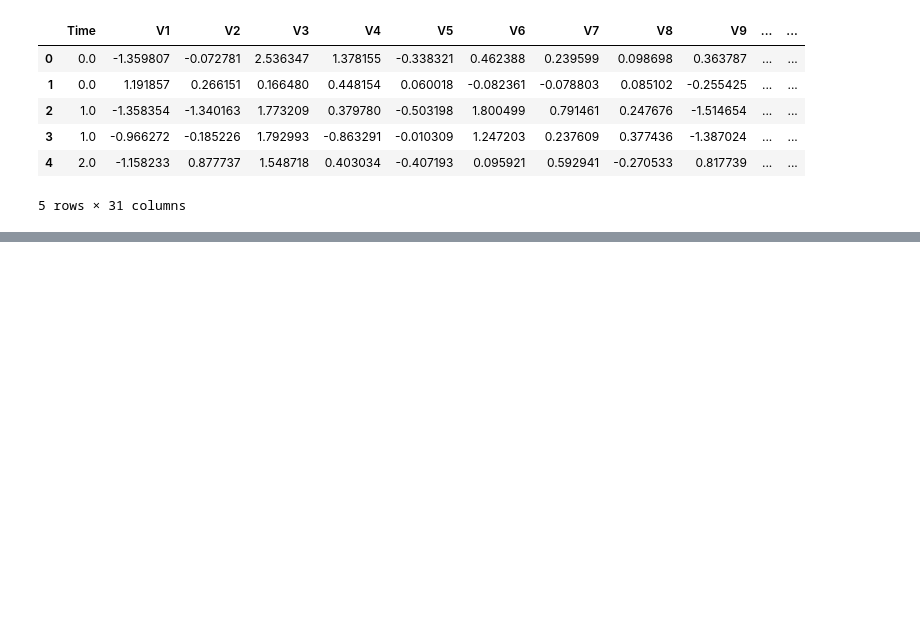
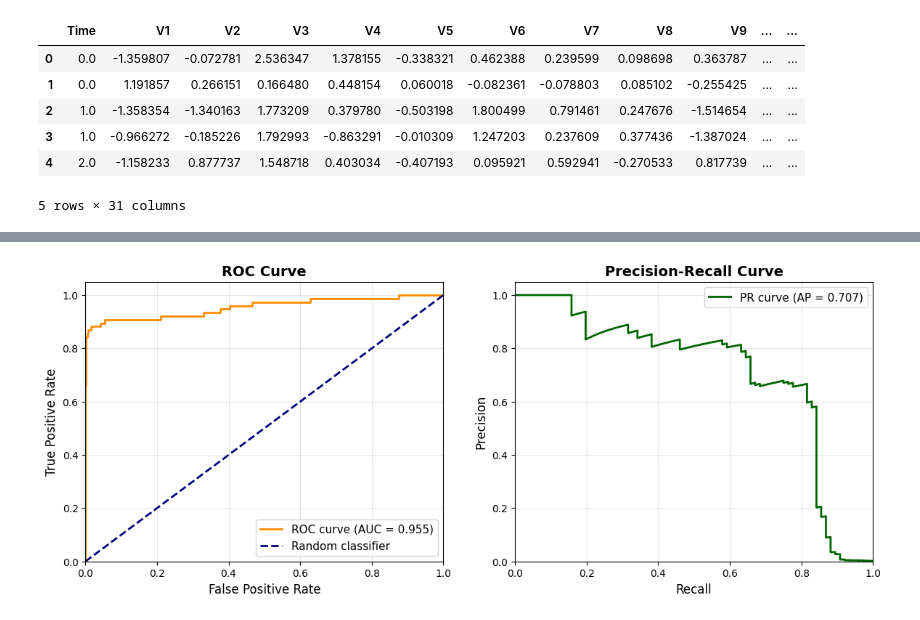
Before and after one commit to jmanuelc87/bourbaki-track-ciencia-datos, a Jupyter notebook: 03-deep-learning/notebooks/reto-05-fraud-detection.ipynb, the cells around one changed output, grey strips where cells are left out. Cells and saved outputs as stored; diff of their text form; code cells hidden in the pictures; blank space fills up the shorter version.

```diff
--- a/03-deep-learning/notebooks/reto-05-fraud-detection.ipynb
+++ b/03-deep-learning/notebooks/reto-05-fraud-detection.ipynb
@@ -294,49 +425,41 @@ plt.show()
-# %%
-X_test_pred = best_model.predict(X_test)
-reconstruction_error = np.mean(np.pow(X_test - X_test_pred, 2), axis=1)
 # %%
-fpr, tpr, roc_thresholds = roc_curve(y_test, reconstruction_error)
-precision, recall, pr_thresholds = precision_recall_curve(y_test, reconstruction_error)
+fpr, tpr, roc_thresholds = roc_curve(y_val, reconstruction_error)
+precision, recall, pr_thresholds = precision_recall_curve(y_val, reconstruction_error)
 
-auc_roc = roc_auc_score(y_test, reconstruction_error)
-auc_pr = average_precision_score(y_test, reconstruction_error)
+auc_roc = roc_auc_score(y_val, reconstruction_error)
+auc_pr = average_precision_score(y_val, reconstruction_error)
 # %%
 # Create figure with 2 subplots
 fig, axes = plt.subplots(1, 2, figsize=(14, 5))
 
 # Plot 1: ROC Curve
 axes[0].plot(
     fpr, tpr, color="darkorange", lw=2, label=f"ROC curve (AUC = {auc_roc:.3f})"
 )
 axes[0].plot(
     [0, 1], [0, 1], color="navy", lw=2, linestyle="--", label="Random classifier"
 )
 axes[0].set_xlim([0.0, 1.0])
 axes[0].set_ylim([0.0, 1.05])
 axes[0].set_xlabel("False Positive Rate", fontsize=12)
 axes[0].set_ylabel("True Positive Rate", fontsize=12)
 axes[0].set_title("ROC Curve", fontsize=14, fontweight="bold")
 axes[0].legend(loc="lower right", fontsize=11)
 axes[0].grid(alpha=0.3)
 
 # Plot 2: Precision-Recall Curve
 axes[1].plot(
     recall, precision, color="darkgreen", lw=2, label=f"PR curve (AP = {auc_pr:.3f})"
 )
-axes[1].axhline(
-    y=sum(y_test) / len(y_test),
-    color="navy",
-    lw=2,
-    linestyle="--",
-    label="Random classifier",
-)
 axes[1].set_xlim([0.0, 1.0])
 axes[1].set_ylim([0.0, 1.05])
 axes[1].set_xlabel("Recall", fontsize=12)
 axes[1].set_ylabel("Precision", fontsize=12)
 axes[1].set_title("Precision-Recall Curve", fontsize=14, fontweight="bold")
 axes[1].legend(loc="upper right", fontsize=11)
 axes[1].grid(alpha=0.3)
+# %% [output]
+[figure, added]
 # %%
 # --- Summary metrics ---
 print("Autoencoder – Reconstruction Error as Anomaly Score")
```
Also changed, not shown: parts of 33 cells of this notebook.
